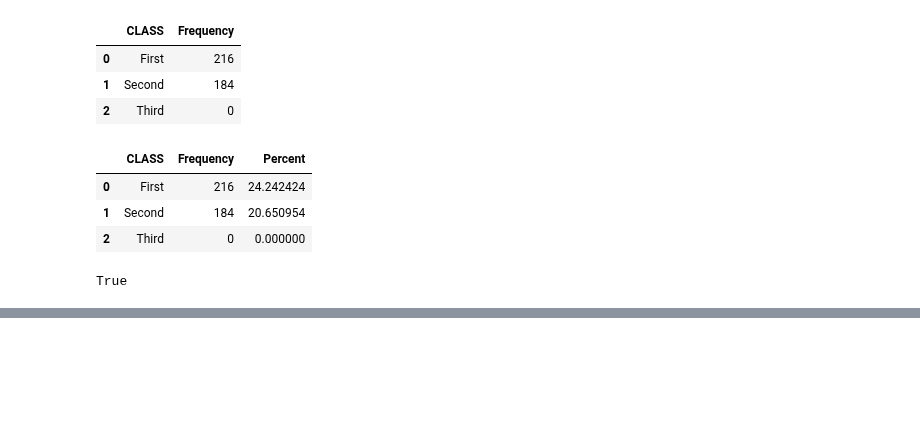
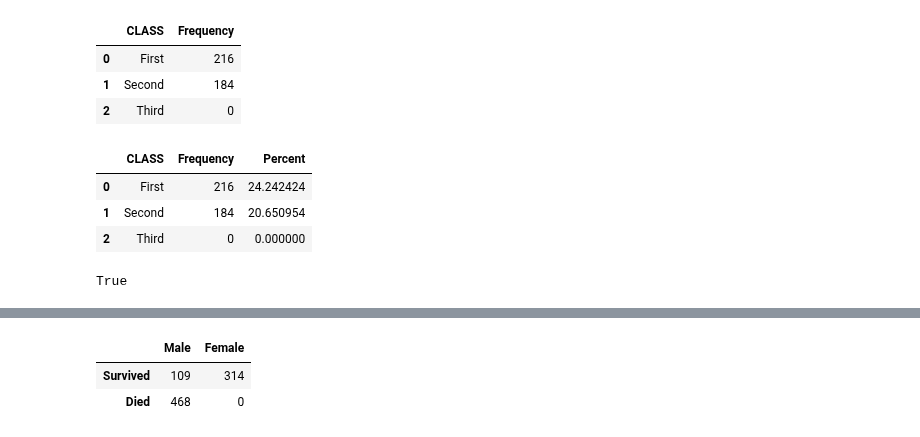
Before and after one commit to IsaacG-L/AI, a Jupyter notebook: Semester 1/Titanic/Titanic.ipynb, the cells around one changed output, grey strips where cells are left out. Drawn from its saved outputs; the diff is of its cells as text; code cells hidden in the pictures; blank space fills up the shorter version.

```diff
--- a/Semester 1/Titanic/Titanic.ipynb
+++ b/Semester 1/Titanic/Titanic.ipynb
@@ -240,0 +254,24 @@ data
+# %%
+maleSurvive = 0
+femaleSurvive = 0
+maleDied = 0
+femaleDied = 0
+for idx in range(len(data)):
+    if data.loc[idx]["Sex"] == "male" and data.loc[idx]["Survived"] == 0:
+        maleDied += 1
+    elif data.loc[idx]["Sex"] == "male" and data.loc[idx]["Survived"] == 1:
+        maleSurvive += 1
+    elif data.loc[idx]["Sex"] == "female" and data.loc[idx]["Survived"] == 0:
+        femaleSurvive += 1
+    elif data.loc[idx]["Sex"] == "female" and data.loc[idx]["Survived"] == 1:
+        femaleSurvive += 1
+conTable = pd.DataFrame({
+    "Male": [maleSurvive, maleDied],
+    "Female": [femaleSurvive, femaleDied]
+})
+conTable.index = ["Survived", "Died"]
+conTable.head()
+# %% [output]
+|  | Male | Female |
+| Survived | 109 | 314 |
+| Died | 468 | 0 |
```
Also changed, not shown: parts of 15 cells of this notebook.
